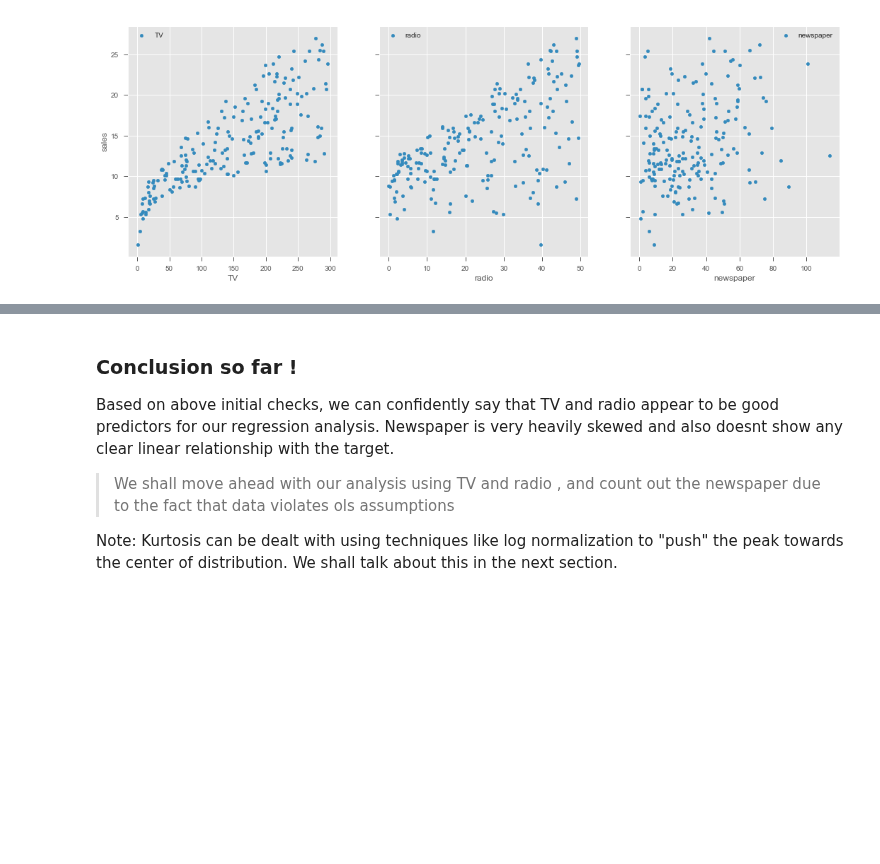
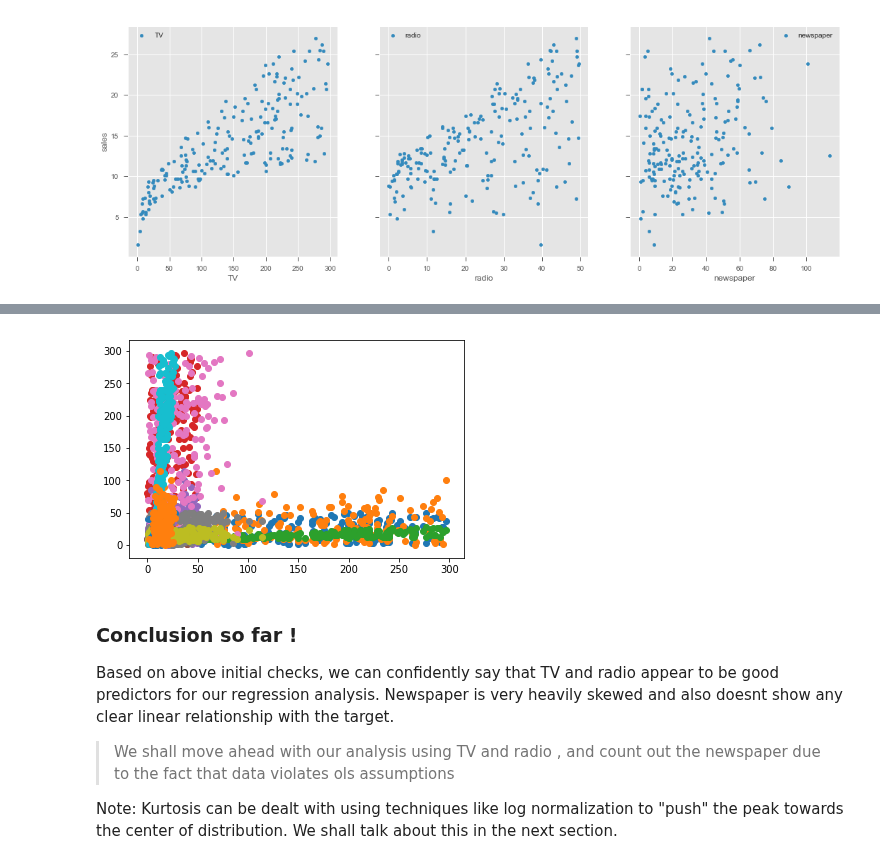
Before and after one commit to molron94/dsc-01-10-13-regression-statsmodels-lab-nyc-ds-career-031119, a Jupyter notebook: index.ipynb, the cells around one changed output, grey strips where cells are left out. Saved outputs shown, nothing was run; the diff lists cells and outputs as text; code cells hidden in the pictures; blank space fills up the shorter version.

```diff
--- a/index.ipynb
+++ b/index.ipynb
@@ -117,5 +117,5 @@ import matplotlib.pyplot as plt
 for col in df.columns:
     for c in df.columns:
         if c!=col:
-            plt.plot(df[col],df[c])
+            plt.scatter(df[col],df[c])
 # %% [output]
@@ -123,3 +122,4 @@ SyntaxError: invalid syntax (<ipython-input-21-4da147bb5bf0>, line 3)
+[figure, added]
 # %%
 # Record yor observations on linearity here
 # %% [markdown]
```
Also changed, not shown: parts of 1 cell of this notebook.
